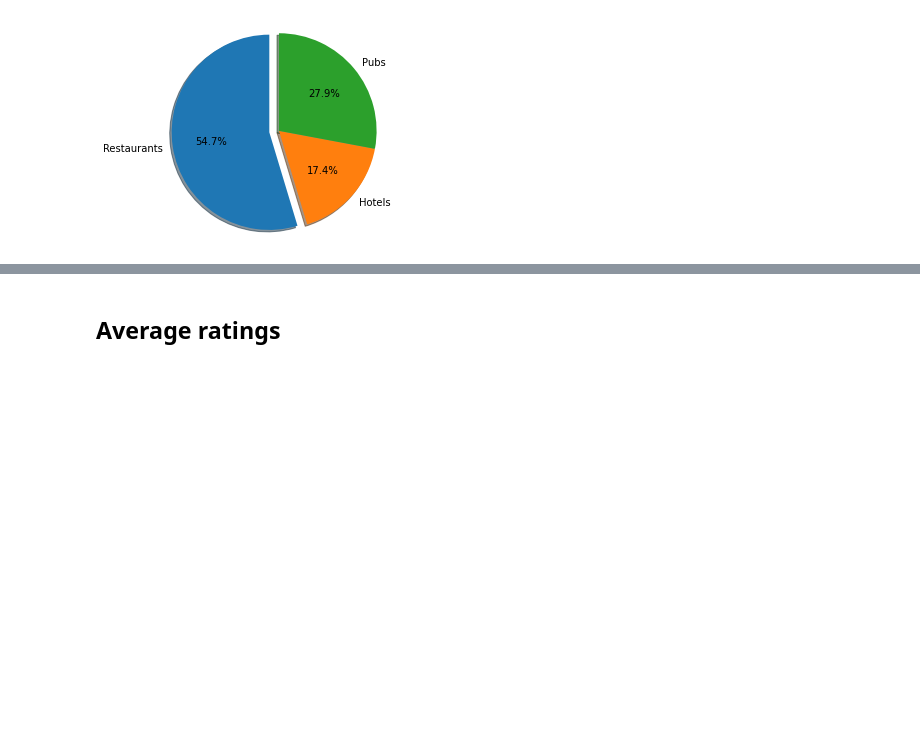
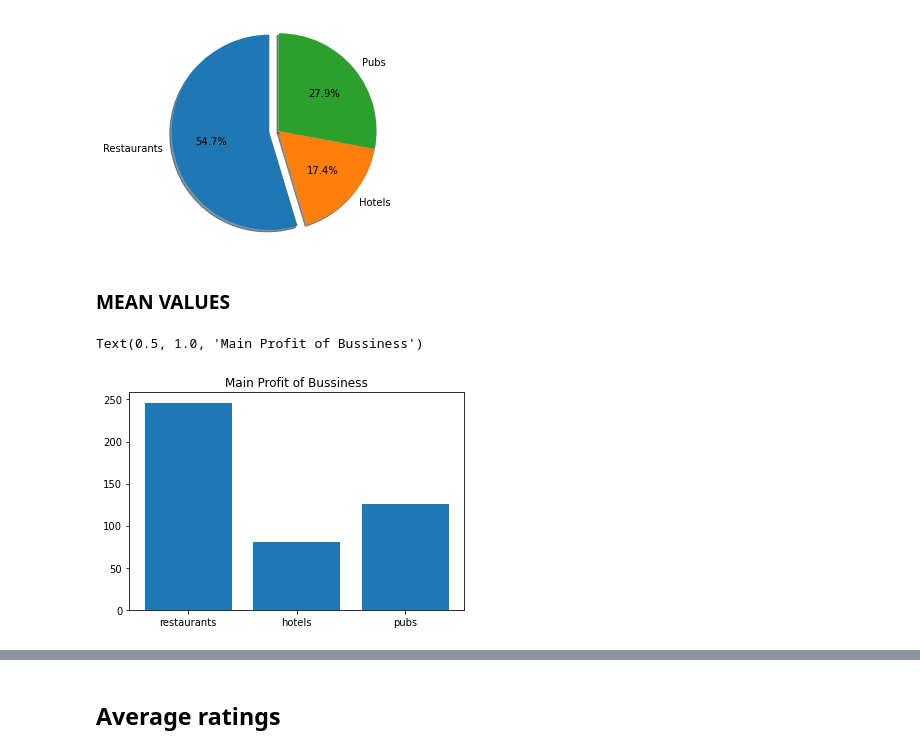
Before and after one commit to Islompulatov/-Build_week, a Jupyter notebook: file_open.ipynb, the cells around one changed output, grey strips where cells are left out. Saved outputs shown, nothing was run; the diff lists cells and outputs as text; code cells hidden in the pictures; blank space fills up the shorter version.

```diff
--- a/file_open.ipynb
+++ b/file_open.ipynb
@@ -215,3 +211,12 @@ ax1.axis('equal')  # Equal aspect ratio ensures that pie is drawn as a circle.
 plt.show()
 # %% [output]
 [figure]
+# %% [markdown]
+### MEAN VALUES
+# %%
+main_profit= [res_main_profit, hotel_main_profit, pub_main_profit]
+plt.bar(['restaurants', 'hotels', 'pubs'], main_profit)
+plt.title('Main Profit of Bussiness')
+# %% [output]
+Text(0.5, 1.0, 'Main Profit of Bussiness')
+[figure, added]
```
Also changed, not shown: parts of 26 cells of this notebook.
